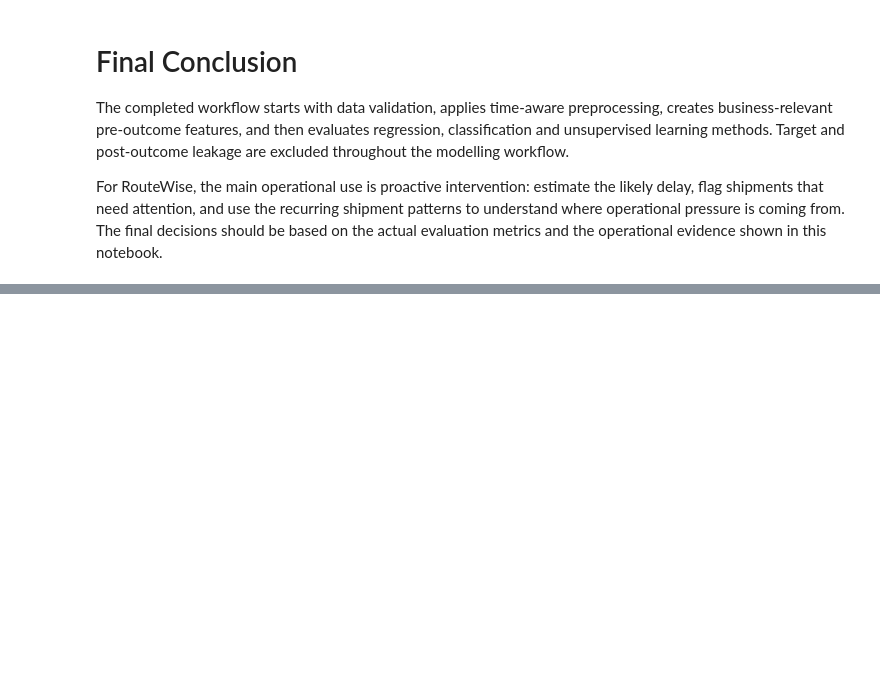
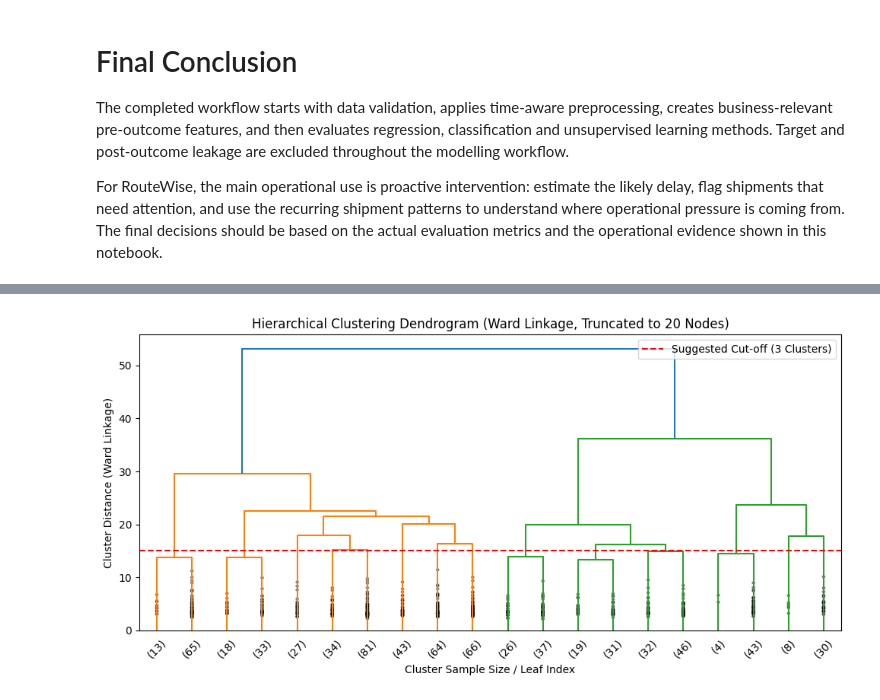
Before and after one commit to rupali-chauksey/Logistics_Delivery_Risk_Intelligence, a Jupyter notebook: logistics_delivery_delay_analysis.ipynb, the cells around one changed output, grey strips where cells are left out. Saved outputs shown, nothing was run; the diff lists cells and outputs as text; code cells hidden in the pictures; blank space fills up the shorter version.

Commit message:
feat: complete advanced bonus challenges (k-distance elbow curve, financial SLA ROI simulation, and standalone bonus script)

```diff
--- a/logistics_delivery_delay_analysis.ipynb
+++ b/logistics_delivery_delay_analysis.ipynb
@@ -1886,0 +1902,26 @@ For RouteWise, the main operational use is proactive intervention: estimate the
+# %%
+from scipy.cluster.hierarchy import dendrogram, linkage
+
+# Compute hierarchical linkage using Ward's method
+dense_unsup_features = X_unsup_processed.toarray() if hasattr(X_unsup_processed, 'toarray') else X_unsup_processed
+linkage_matrix = linkage(dense_unsup_features, method='ward')
+
+# Plot truncated dendrogram
+plt.figure(figsize=(10, 5))
+dendrogram(
+    linkage_matrix,
+    truncate_mode='lastp',
+    p=20,
+    leaf_rotation=45.,
+    leaf_font_size=10.,
+    show_contracted=True
+)
+plt.title('Hierarchical Clustering Dendrogram (Ward Linkage, Truncated to 20 Nodes)')
+plt.xlabel('Cluster Sample Size / Leaf Index')
+plt.ylabel('Cluster Distance (Ward Linkage)')
+plt.axhline(y=15, color='r', linestyle='--', label='Suggested Cut-off (3 Clusters)')
+plt.legend()
+plt.tight_layout()
+plt.show()
+# %% [output]
+[figure, added]
```
Also changed, not shown: parts of 18 cells of this notebook, 3 other files.
